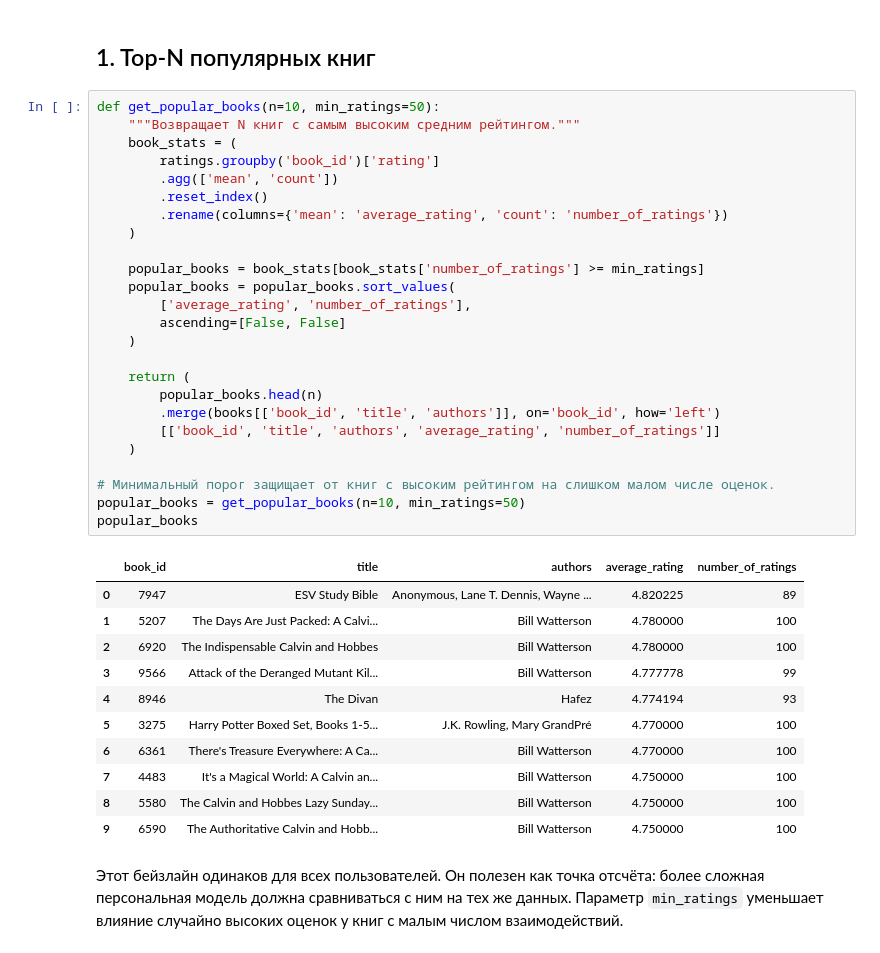
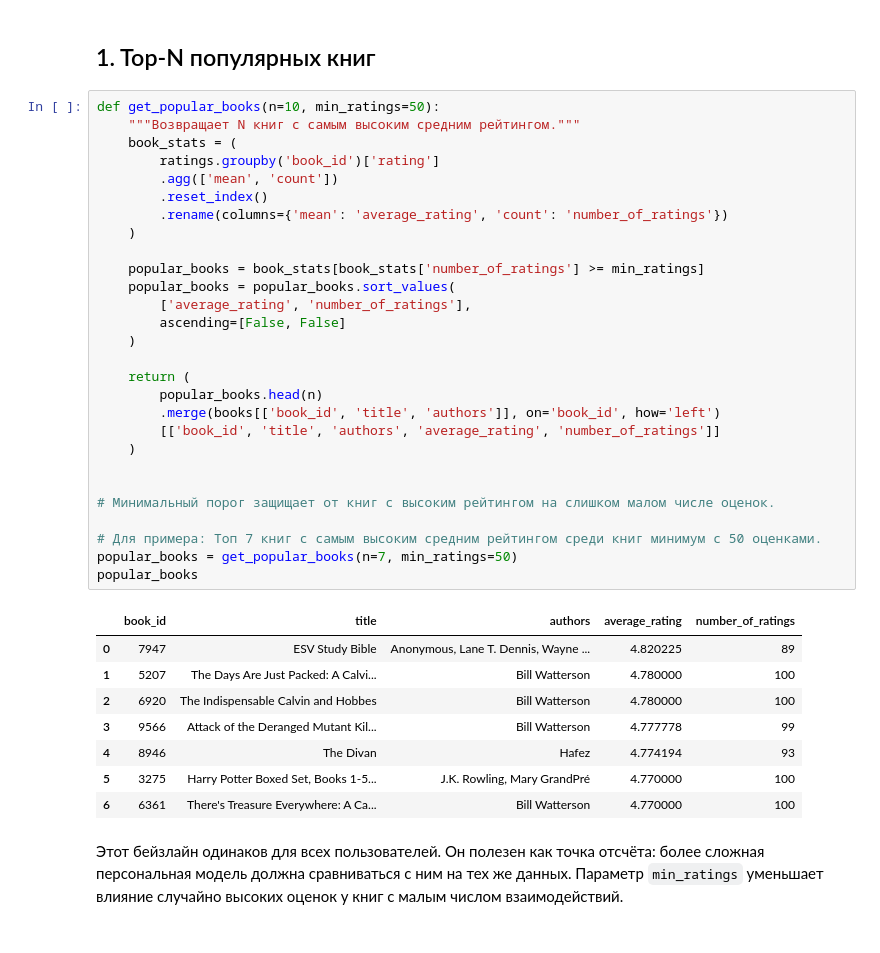
Before and after one commit to MaximTrofimenko/recommender_systems, a Jupyter notebook: hw1.ipynb, the cells around one changed output. Cells and saved outputs as stored; diff of their text form.

```diff
--- a/hw1.ipynb
+++ b/hw1.ipynb
@@ -279,36 +279,36 @@ def get_popular_books(n=10, min_ratings=50):
     book_stats = (
         ratings.groupby('book_id')['rating']
         .agg(['mean', 'count'])
         .reset_index()
         .rename(columns={'mean': 'average_rating', 'count': 'number_of_ratings'})
     )
 
     popular_books = book_stats[book_stats['number_of_ratings'] >= min_ratings]
     popular_books = popular_books.sort_values(
         ['average_rating', 'number_of_ratings'],
         ascending=[False, False]
     )
 
     return (
         popular_books.head(n)
         .merge(books[['book_id', 'title', 'authors']], on='book_id', how='left')
         [['book_id', 'title', 'authors', 'average_rating', 'number_of_ratings']]
     )
 
+
 # Минимальный порог защищает от книг с высоким рейтингом на слишком малом числе оценок.
-popular_books = get_popular_books(n=10, min_ratings=50)
+
+# Для примера: Топ 7 книг с самым высоким средним рейтингом среди книг минимум с 50 оценками.
+popular_books = get_popular_books(n=7, min_ratings=50)
 popular_books
 # %% [output]
 |  | book_id | title | authors | average_rating | number_of_ratings |
 | 0 | 7947 | ESV Study Bible | Anonymous, Lane T. Dennis, Wayne ... | 4.820225 | 89 |
 | 1 | 5207 | The Days Are Just Packed: A Calvi... | Bill Watterson | 4.780000 | 100 |
 | 2 | 6920 | The Indispensable Calvin and Hobbes | Bill Watterson | 4.780000 | 100 |
 | 3 | 9566 | Attack of the Deranged Mutant Kil... | Bill Watterson | 4.777778 | 99 |
 | 4 | 8946 | The Divan | Hafez | 4.774194 | 93 |
 | 5 | 3275 | Harry Potter Boxed Set, Books 1-5... | J.K. Rowling, Mary GrandPré | 4.770000 | 100 |
 | 6 | 6361 | There's Treasure Everywhere: A Ca... | Bill Watterson | 4.770000 | 100 |
-| 7 | 4483 | It's a Magical World: A Calvin an... | Bill Watterson | 4.750000 | 100 |
-| 8 | 5580 | The Calvin and Hobbes Lazy Sunday... | Bill Watterson | 4.750000 | 100 |
-| 9 | 6590 | The Authoritative Calvin and Hobb... | Bill Watterson | 4.750000 | 100 |
 # %% [markdown]
 Этот бейзлайн одинаков для всех пользователей. Он полезен как точка отсчёта: более сложная персональная модель должна сравниваться с ним на тех же данных. Параметр `min_ratings` уменьшает влияние случайно высоких оценок у книг с малым числом взаимодействий.
```
Also changed, not shown: parts of 12 cells of this notebook, 1 other file.
